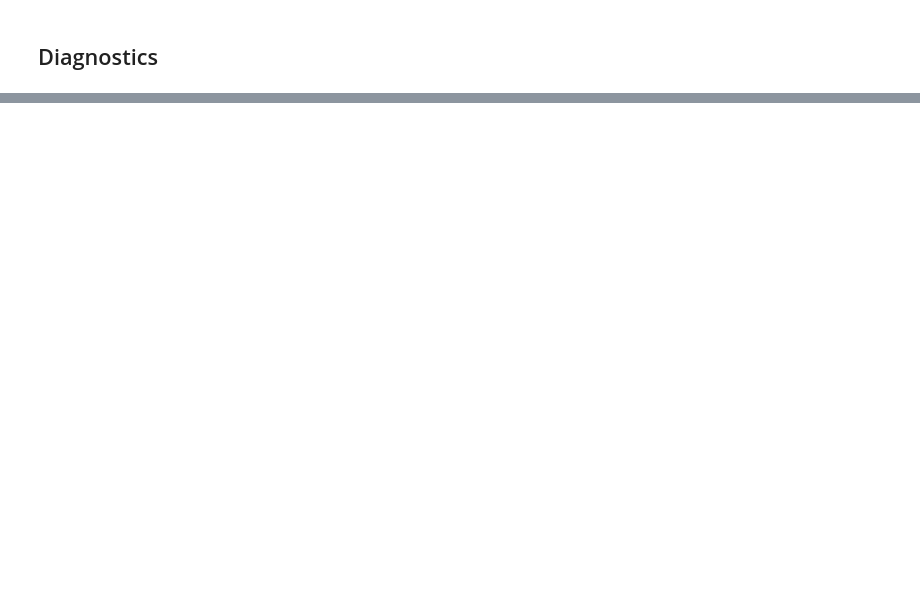
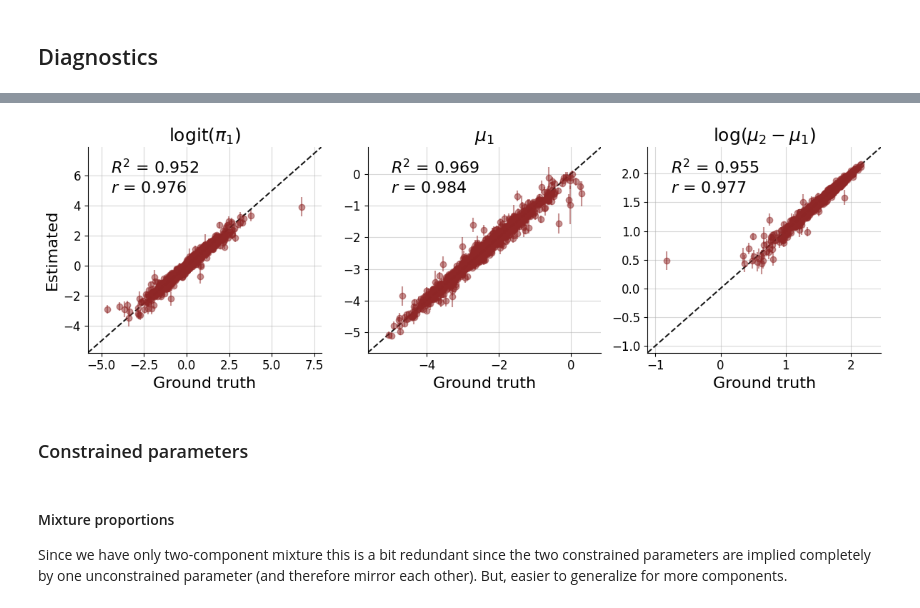
Before and after one commit to Kucharssim/bayesflow-amortized-mixtures, a Jupyter notebook: case-studies/normal-mixture/mixture-posterior.ipynb, the cells around one changed output, grey strips where cells are left out. Drawn from its saved outputs; the diff is of its cells as text; code cells hidden in the pictures; blank space fills up the shorter version.

```diff
--- a/case-studies/normal-mixture/mixture-posterior.ipynb
+++ b/case-studies/normal-mixture/mixture-posterior.ipynb
@@ -67,0 +70,6 @@ f = bf.diagnostics.plot_z_score_contraction(post_samples, prior_samples)
+# %%
+f = bf.diagnostics.plot_recovery(post_samples, prior_samples, param_names=[r"$\text{logit}(\pi_1)$", r"$\mu_1$", r"$\log(\mu_2 - \mu_1)$"])
+# %% [output]
+[figure, added]
+# %% [markdown]
+### Constrained parameters
@@ -67,0 +79,4 @@ f = bf.diagnostics.plot_z_score_contraction(post_samples, prior_samples)
+# %% [markdown]
+#### Mixture proportions
+
+Since we have only two-component mixture this is a bit redundant since the two constrained parameters are implied completely by one unconstrained parameter (and therefore mirror each other). But, easier to generalize for more components.
```
Also changed, not shown: parts of 21 cells of this notebook, 1 other file.
